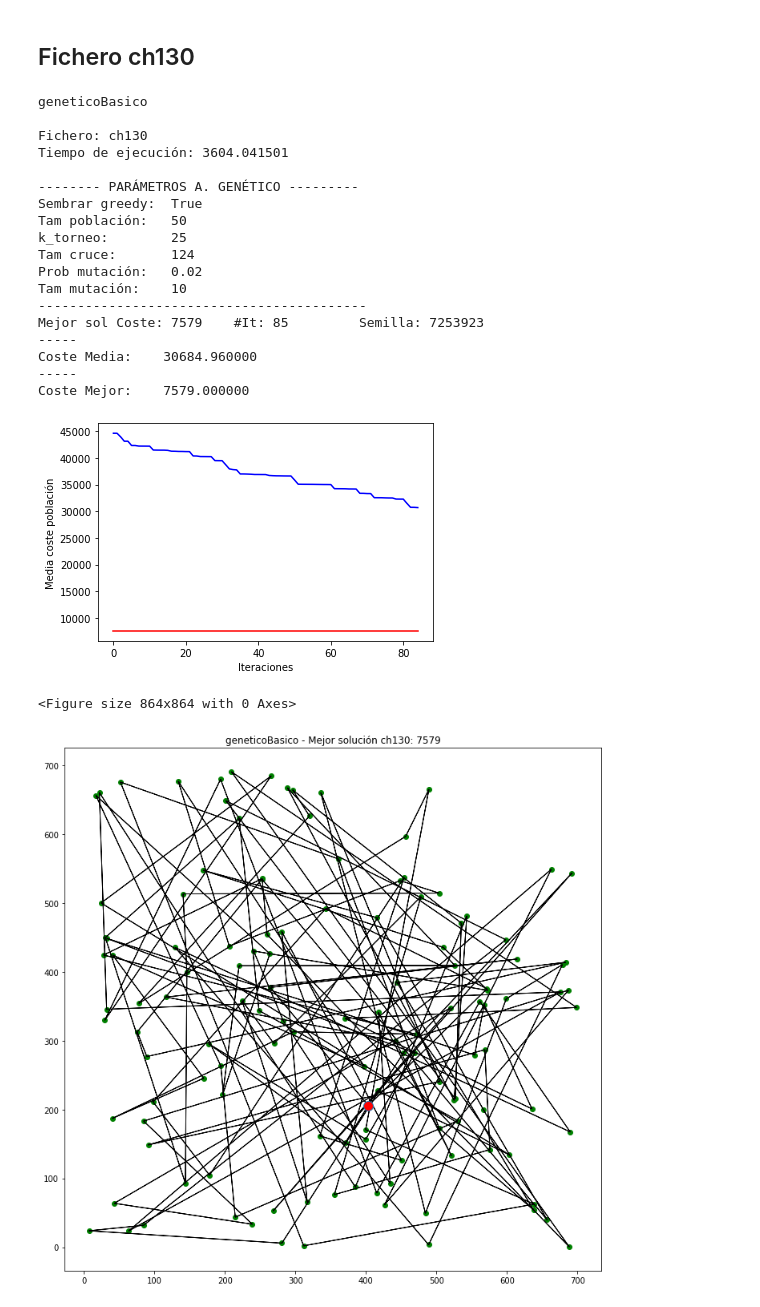
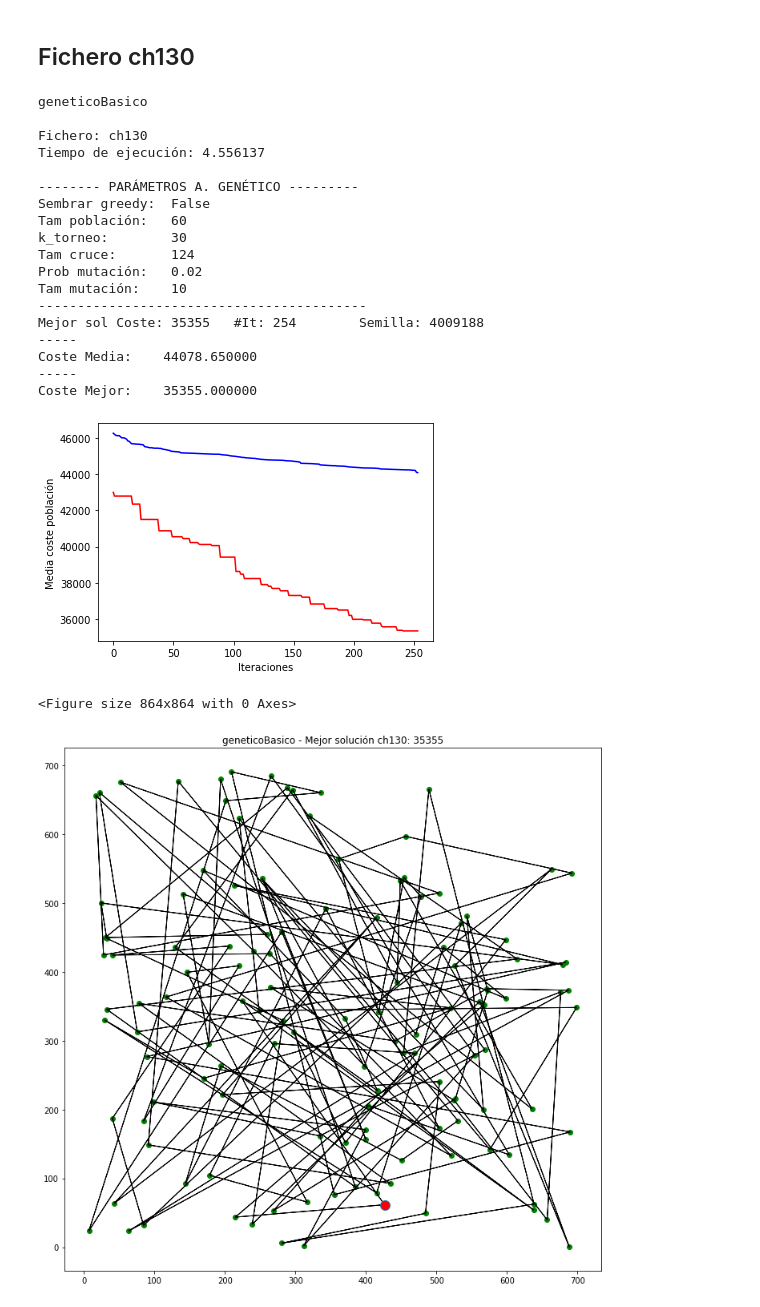
Before and after one commit to VictorNarov/AlgoritmosGeneticosTSP, a Jupyter notebook: 1 Genético Básico.ipynb, the cells around one changed output. Cells and saved outputs as stored; diff of their text form; code cells hidden in the pictures.

```diff
--- a/1 Genético Básico.ipynb
+++ b/1 Genético Básico.ipynb
@@ -33,12 +33,12 @@ mejorCoste = float('inf')
 
 # Parámetros del algoritmo
 num_nodos = len(nodos)    # Fichero
-tam_poblacion = 50 # 30-100 individuos
+tam_poblacion = 60 # 30-100 individuos
 k_torneo = round(0.5 * tam_poblacion) # Torneo selección, escogiendo k individuos aleatorios Presión/diversidad
 tam_cruce = round(num_nodos * 0.95) # Num nodos a mantener del padre1 (Se mantiene mas del padre para no crear soluciones disruptivas)
 prob_mutacion = 0.02 # Probabilidad de aplicar operador de mutación al hijo
 tam_mutacion = round(num_nodos * 0.08) # Tamaño (num nodos) sublista a mutar
-sembrar_greedy = True # Plantar individuo solución algoritmo greedy
+sembrar_greedy = False # Plantar individuo solución algoritmo greedy
 #########################
 
 t = time.time()
@@ -63,39 +63,39 @@ print("Tam cruce:\t", tam_cruce)
 print("Prob mutación:\t", prob_mutacion)
 print("Tam mutación:\t", tam_mutacion)
 print("------------------------------------------")
 
 
 print("Mejor sol Coste: %s \t #It: %i \t Semilla: %s" % (coste, resultados[1], semilla) )
 print("-----\nCoste Media:\t%f" % poblacion.media)
 print("-----\nCoste Mejor:\t%f" % coste)
 
 xs = resultados[2]
 ys = resultados[3]
 ys2 = resultados[4]
 plt_dynamic(fig, xs, ys, ax)
 plt_dynamic(fig, xs, ys2, ax, ['r'])
 
 titulo = algoritmo + " - Mejor solución " + fichero + ": " + str(coste)
 pintaCamino(mejorSolucion, nodos, titulo)
 # %% [output]
 geneticoBasico
 
 Fichero: ch130
-Tiempo de ejecución: 3604.041501
+Tiempo de ejecución: 4.556137
 
 -------- PARÁMETROS A. GENÉTICO ---------
-Sembrar greedy:  True
-Tam población:   50
-k_torneo:        25
+Sembrar greedy:  False
+Tam población:   60
+k_torneo:        30
 Tam cruce:       124
 Prob mutación:   0.02
 Tam mutación:    10
 ------------------------------------------
-Mejor sol Coste: 7579    #It: 85         Semilla: 7253923
+Mejor sol Coste: 35355   #It: 254        Semilla: 4009188
 -----
-Coste Media:    30684.960000
+Coste Media:    44078.650000
 -----
-Coste Mejor:    7579.000000
+Coste Mejor:    35355.000000
-[figure, old version]
+[figure, new version]
 <Figure size 864x864 with 0 Axes>
-[figure, old version]
+[figure, new version]
```
Also changed, not shown: parts of 1 cell of this notebook, 5 other files.
